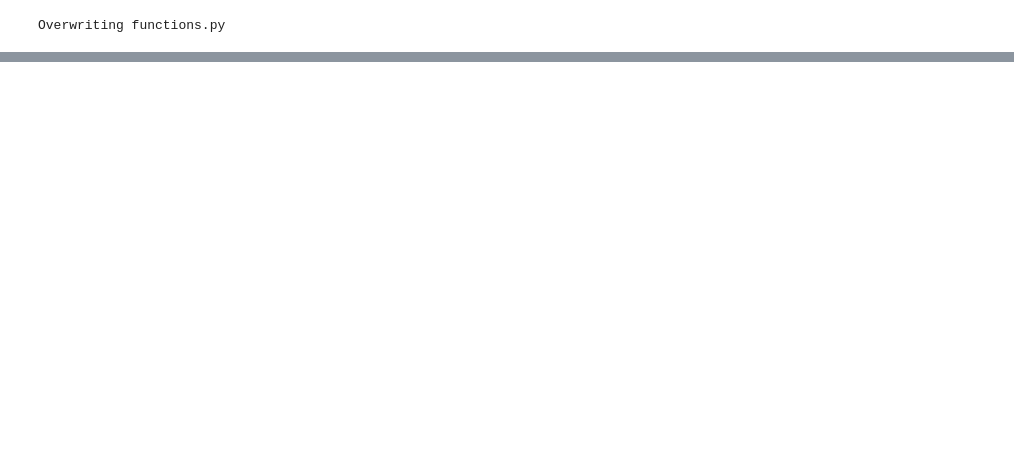
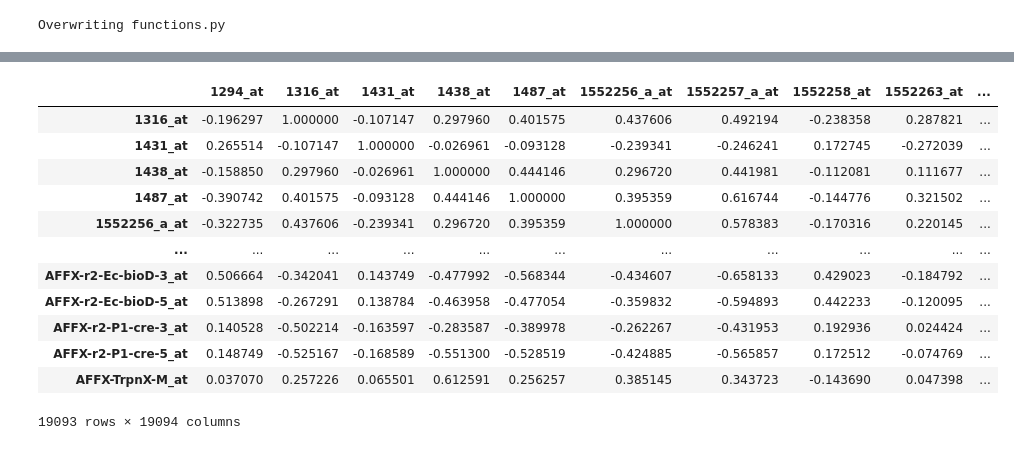
Before and after one commit to Natalia-Rodrigo/Mid_bootcam_project, a Jupyter notebook: notebooks/cleaning_functions.ipynb, the cells around one changed output, grey strips where cells are left out. Saved outputs shown, nothing was run; the diff lists cells and outputs as text; code cells hidden in the pictures; blank space fills up the shorter version.

```diff
--- a/notebooks/cleaning_functions.ipynb
+++ b/notebooks/cleaning_functions.ipynb
@@ -276,3 +328,11 @@ def quantileTransformer(df:pd.DataFrame, qt = None):
     return df_transformed, qt
 # %% [output]
 Overwriting functions.py
+# %%
+lst = getListDifferentialGenes(main)
+# %%
+new_main = main[[
+    'samples', 'type'
+] + lst]
+# %%
+corr = new_main.drop(['samples', 'type'], axis=1).corr()
@@ -278,0 +383,2 @@ Overwriting functions.py
+# %%
+test = corr.copy()
@@ -278,0 +395,16 @@ Overwriting functions.py
+# %%
+test.drop('1294_at')
+# %% [output]
+|  | 1294_at | 1316_at | 1431_at | 1438_at | 1487_at | 1552256_a_at | 1552257_a_at | 1552258_at | 1552263_at | ... |
+| 1316_at | -0.196297 | 1.000000 | -0.107147 | 0.297960 | 0.401575 | 0.437606 | 0.492194 | -0.238358 | 0.287821 | ... |
+| 1431_at | 0.265514 | -0.107147 | 1.000000 | -0.026961 | -0.093128 | -0.239341 | -0.246241 | 0.172745 | -0.272039 | ... |
+| 1438_at | -0.158850 | 0.297960 | -0.026961 | 1.000000 | 0.444146 | 0.296720 | 0.441981 | -0.112081 | 0.111677 | ... |
+| 1487_at | -0.390742 | 0.401575 | -0.093128 | 0.444146 | 1.000000 | 0.395359 | 0.616744 | -0.144776 | 0.321502 | ... |
+| 1552256_a_at | -0.322735 | 0.437606 | -0.239341 | 0.296720 | 0.395359 | 1.000000 | 0.578383 | -0.170316 | 0.220145 | ... |
+| ... | ... | ... | ... | ... | ... | ... | ... | ... | ... | ... |
+| AFFX-r2-Ec-bioD-3_at | 0.506664 | -0.342041 | 0.143749 | -0.477992 | -0.568344 | -0.434607 | -0.658133 | 0.429023 | -0.184792 | ... |
+| AFFX-r2-Ec-bioD-5_at | 0.513898 | -0.267291 | 0.138784 | -0.463958 | -0.477054 | -0.359832 | -0.594893 | 0.442233 | -0.120095 | ... |
+| AFFX-r2-P1-cre-3_at | 0.140528 | -0.502214 | -0.163597 | -0.283587 | -0.389978 | -0.262267 | -0.431953 | 0.192936 | 0.024424 | ... |
+| AFFX-r2-P1-cre-5_at | 0.148749 | -0.525167 | -0.168589 | -0.551300 | -0.528519 | -0.424885 | -0.565857 | 0.172512 | -0.074769 | ... |
+| AFFX-TrpnX-M_at | 0.037070 | 0.257226 | 0.065501 | 0.612591 | 0.256257 | 0.385145 | 0.343723 | -0.143690 | 0.047398 | ... |
+19093 rows × 19094 columns
```
Also changed, not shown: parts of 7 cells of this notebook, 1 other file.
